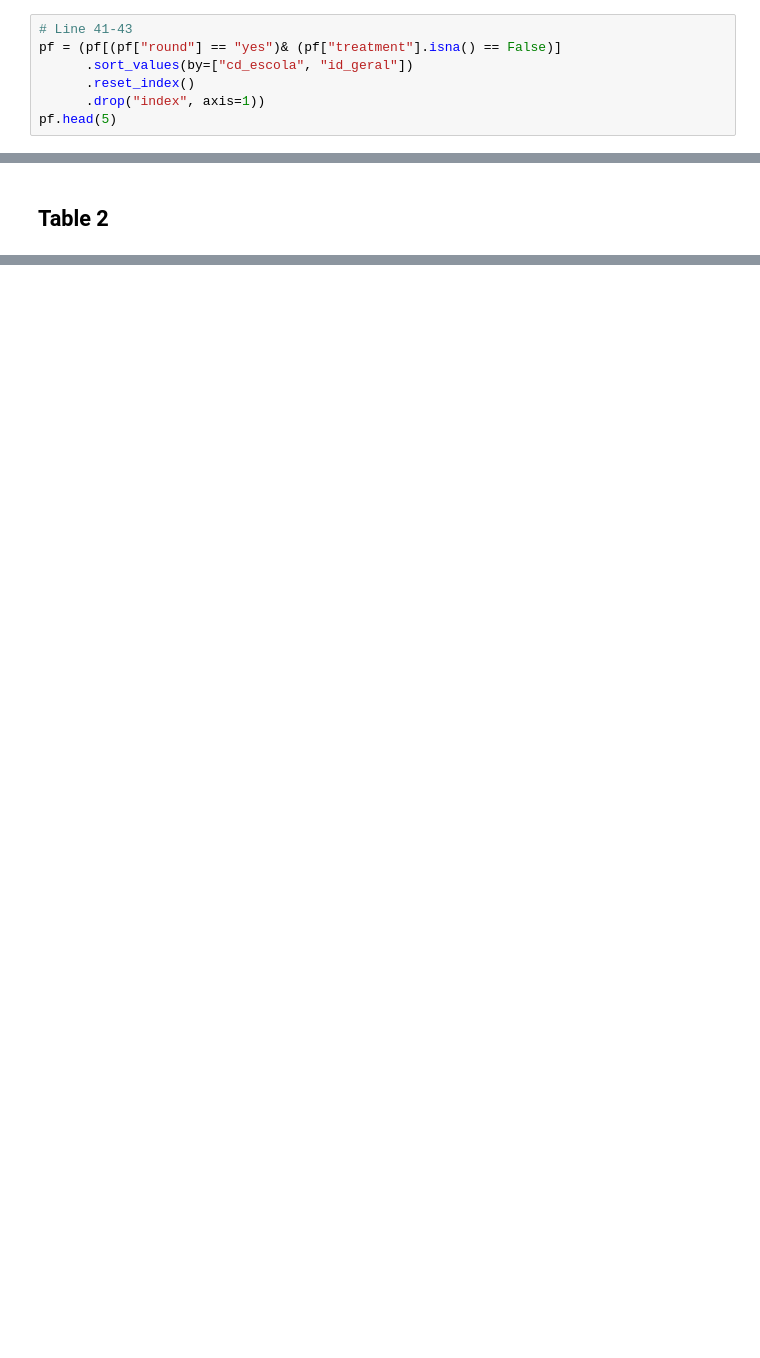
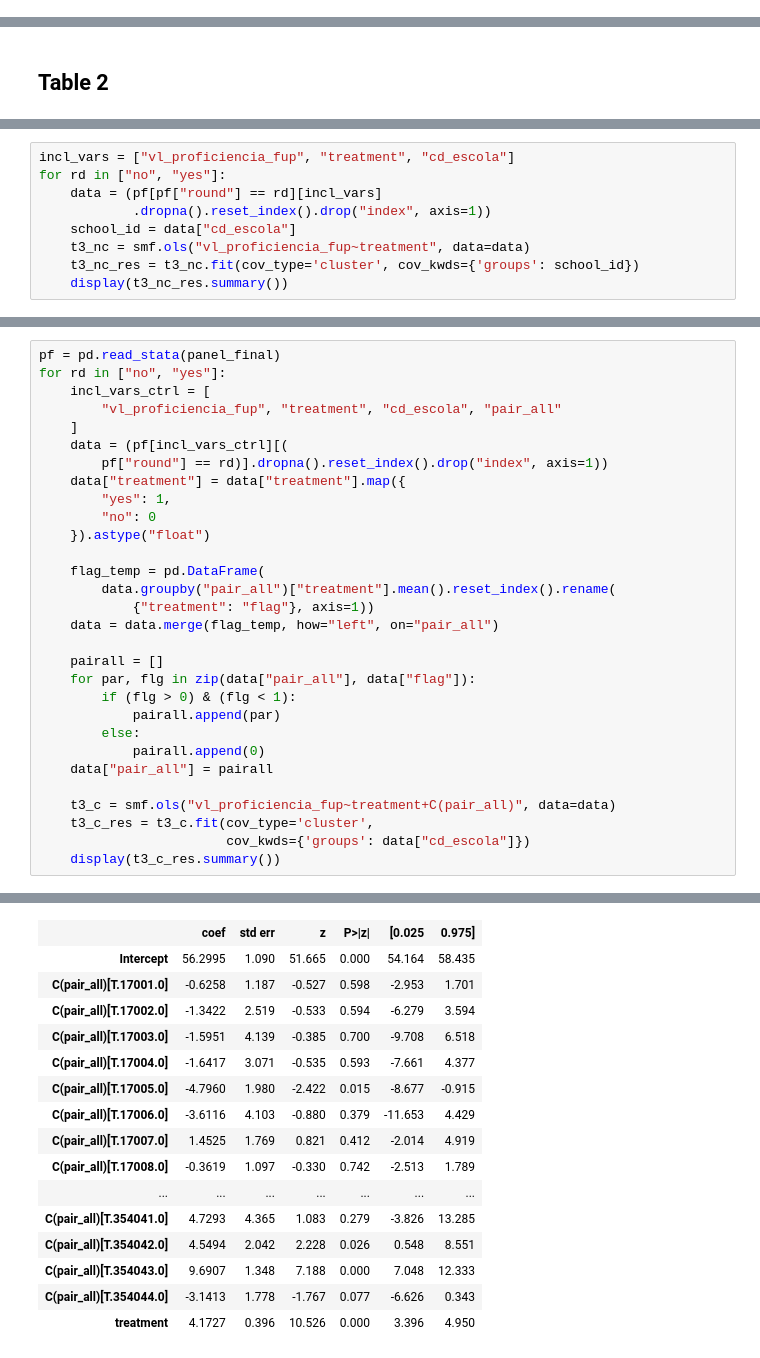
Before and after one commit to ccxzhang/I4R-BLLMZ-AEJ-2015, a Jupyter notebook: Replication/replication_py.ipynb, the cells around one changed output, grey strips where cells are left out. Drawn from its saved outputs; the diff is of its cells as text; blank space fills up the shorter version.

```diff
--- a/Replication/replication_py.ipynb
+++ b/Replication/replication_py.ipynb
@@ -28,10 +27,3 @@ pf.head(5)
 | 3 | 10 | 17018390.0 | TOCANTINS | 641.0 | 29.0 | 4.2 | 90.7 | ... |
 | 4 | 100 | 33002614.0 | RIO DE JANEIRO | 199.0 | 35.0 | 13.3 | 80.0 | ... |
 5 rows × 212 columns
-# %%
-# Line 41-43
-pf = (pf[(pf["round"] == "yes")& (pf["treatment"].isna() == False)]
-      .sort_values(by=["cd_escola", "id_geral"])
-      .reset_index()
-      .drop("index", axis=1))
-pf.head(5)
@@ -121,0 +310,9 @@ display(t1p2.T)
+# %%
+incl_vars = ["vl_proficiencia_fup", "treatment", "cd_escola"]
+for rd in ["no", "yes"]:
+    data = (pf[pf["round"] == rd][incl_vars]
+            .dropna().reset_index().drop("index", axis=1))
+    school_id = data["cd_escola"]
+    t3_nc = smf.ols("vl_proficiencia_fup~treatment", data=data)
+    t3_nc_res = t3_nc.fit(cov_type='cluster', cov_kwds={'groups': school_id})
+    display(t3_nc_res.summary())
@@ -121,0 +358,31 @@ display(t1p2.T)
+# %%
+pf = pd.read_stata(panel_final)
+for rd in ["no", "yes"]:
+    incl_vars_ctrl = [
+        "vl_proficiencia_fup", "treatment", "cd_escola", "pair_all"
+    ]
+    data = (pf[incl_vars_ctrl][(
+        pf["round"] == rd)].dropna().reset_index().drop("index", axis=1))
+    data["treatment"] = data["treatment"].map({
+        "yes": 1,
+        "no": 0
+    }).astype("float")
+
+    flag_temp = pd.DataFrame(
+        data.groupby("pair_all")["treatment"].mean().reset_index().rename(
+            {"treatment": "flag"}, axis=1))
+    data = data.merge(flag_temp, how="left", on="pair_all")
+
+    pairall = []
+    for par, flg in zip(data["pair_all"], data["flag"]):
+        if (flg > 0) & (flg < 1):
+            pairall.append(par)
+        else:
+            pairall.append(0)
+    data["pair_all"] = pairall
+
+    t3_c = smf.ols("vl_proficiencia_fup~treatment+C(pair_all)", data=data)
+    t3_c_res = t3_c.fit(cov_type='cluster',
+                        cov_kwds={'groups': data["cd_escola"]})
+    display(t3_c_res.summary())
+# %% [output]
@@ -121,0 +399,16 @@ display(t1p2.T)
+|  | coef | std err | z | P>|z| | [0.025 | 0.975] |
+| Intercept | 56.2995 | 1.090 | 51.665 | 0.000 | 54.164 | 58.435 |
+| C(pair_all)[T.17001.0] | -0.6258 | 1.187 | -0.527 | 0.598 | -2.953 | 1.701 |
+| C(pair_all)[T.17002.0] | -1.3422 | 2.519 | -0.533 | 0.594 | -6.279 | 3.594 |
+| C(pair_all)[T.17003.0] | -1.5951 | 4.139 | -0.385 | 0.700 | -9.708 | 6.518 |
+| C(pair_all)[T.17004.0] | -1.6417 | 3.071 | -0.535 | 0.593 | -7.661 | 4.377 |
+| C(pair_all)[T.17005.0] | -4.7960 | 1.980 | -2.422 | 0.015 | -8.677 | -0.915 |
+| C(pair_all)[T.17006.0] | -3.6116 | 4.103 | -0.880 | 0.379 | -11.653 | 4.429 |
+| C(pair_all)[T.17007.0] | 1.4525 | 1.769 | 0.821 | 0.412 | -2.014 | 4.919 |
+| C(pair_all)[T.17008.0] | -0.3619 | 1.097 | -0.330 | 0.742 | -2.513 | 1.789 |
+| ... | ... | ... | ... | ... | ... | ... |
+| C(pair_all)[T.354041.0] | 4.7293 | 4.365 | 1.083 | 0.279 | -3.826 | 13.285 |
+| C(pair_all)[T.354042.0] | 4.5494 | 2.042 | 2.228 | 0.026 | 0.548 | 8.551 |
+| C(pair_all)[T.354043.0] | 9.6907 | 1.348 | 7.188 | 0.000 | 7.048 | 12.333 |
+| C(pair_all)[T.354044.0] | -3.1413 | 1.778 | -1.767 | 0.077 | -6.626 | 0.343 |
+| treatment | 4.1727 | 0.396 | 10.526 | 0.000 | 3.396 | 4.950 |
```
Also changed, not shown: parts of 20 cells of this notebook, 3 other files.
